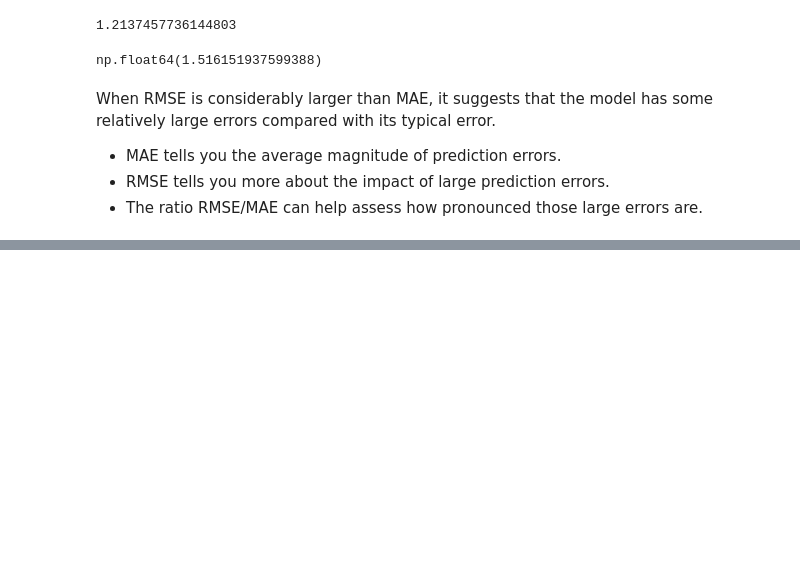
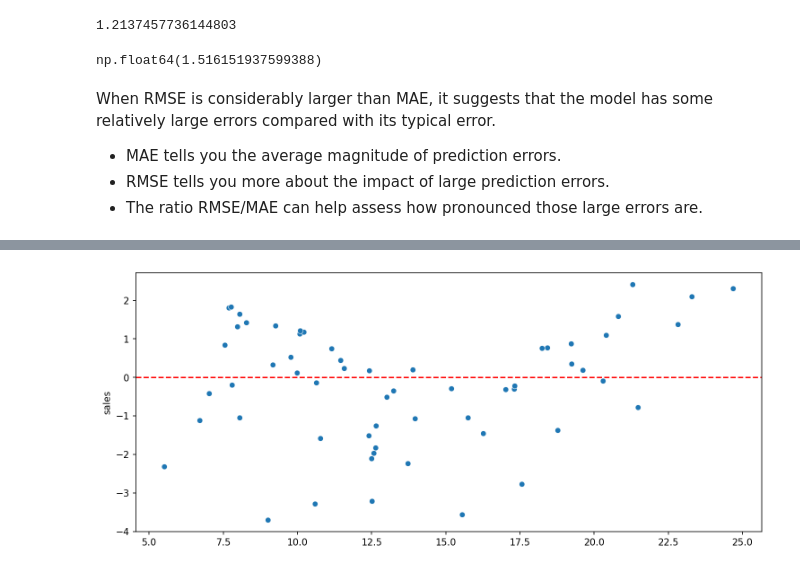
Before and after one commit to Oladele-A/python-for-data-science, a Jupyter notebook: Linear Regression/Linear_Regression.ipynb, the cells around one changed output, grey strips where cells are left out. Saved outputs shown, nothing was run; the diff lists cells and outputs as text; code cells hidden in the pictures; blank space fills up the shorter version.

```diff
--- a/Linear Regression/Linear_Regression.ipynb
+++ b/Linear Regression/Linear_Regression.ipynb
@@ -170,7 +169,7 @@ model.fit(X_train, y_train)
 # %% [output]
 LinearRegression()
 # %%
-test_predictions = model.predict(X_test)
+y_test_predictions = model.predict(X_test)
 # %% [markdown]
 ### Performance evaluation of Scikit-learn predictions
 # %%
@@ -206,0 +229,7 @@ When RMSE is considerably larger than MAE, it suggests that the model has some r
+# %%
+# The plot of the residuals against the fitted y-value(predictions) of the test set
+plt.figure(figsize=(12,5), dpi=150)
+sns.scatterplot(x=y_test_predictions, y=test_residuals)
+plt.axhline(y=0, color='red',ls='--');
+# %% [output]
+[figure, added]
```
Also changed, not shown: parts of 13 cells of this notebook.
